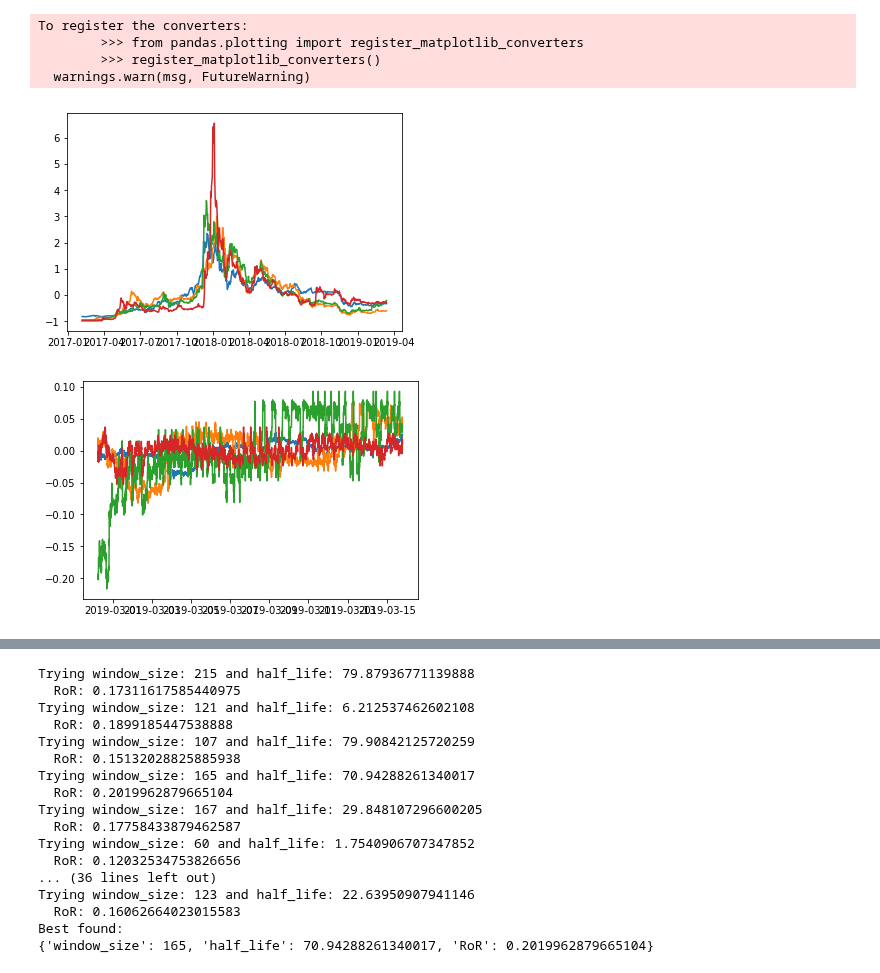
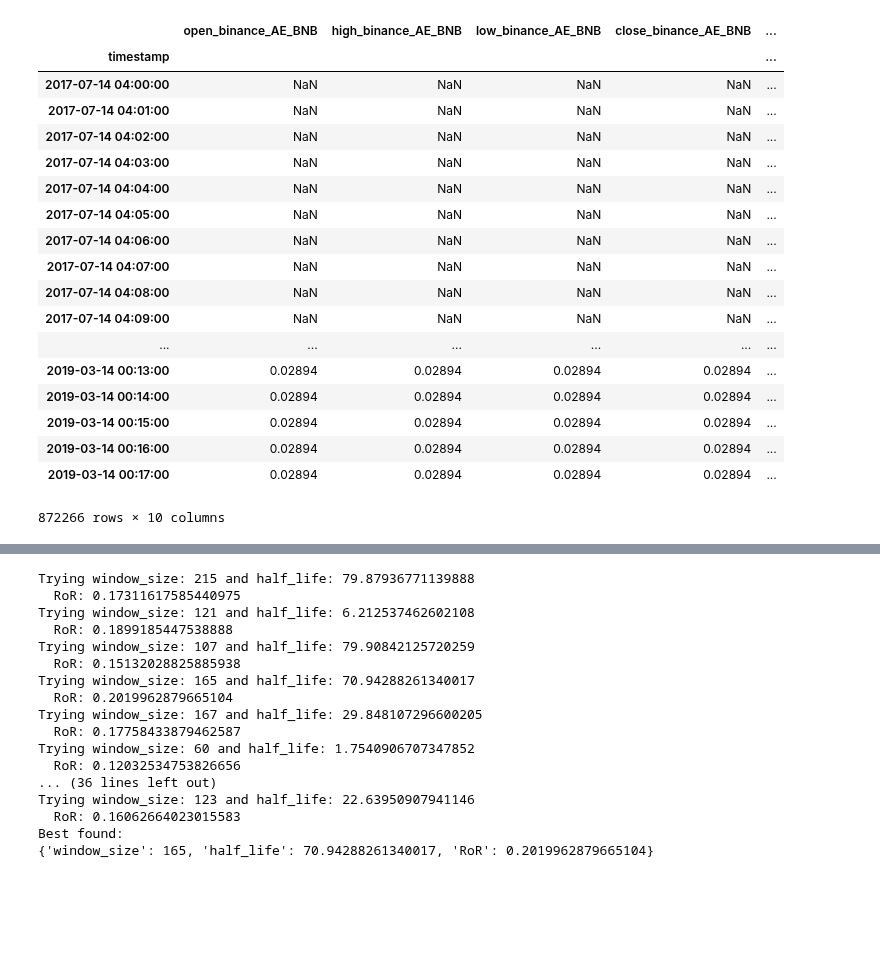
Before and after one commit to cambrian/quant, a Jupyter notebook: research/analysis.ipynb, the cells around one changed output, grey strips where cells are left out. Cells and saved outputs as stored; diff of their text form; code cells hidden in the pictures; blank space fills up the shorter version.

Commit message:
new data piping pt 1

```diff
--- a/research/analysis.ipynb
+++ b/research/analysis.ipynb
@@ -28,0 +10,7 @@ Requirement already satisfied: setuptools in /usr/local/lib/python3.7/site-packa
+# %%
+from populator import aggregate_data
+
+exchanges = ['binance']
+pairs = ['AE/BNB', 'ETH/BTC', 'BTC/USD']
+aggregate_data('data', exchanges, pairs, '1m', '2000-01-01T00:00:00Z')
+# %% [output]
@@ -29,3 +19,22 @@ Requirement already satisfied: setuptools in /usr/local/lib/python3.7/site-packa
+|  | open_binance_AE_BNB | high_binance_AE_BNB | low_binance_AE_BNB | close_binance_AE_BNB | ... |
+| timestamp |  |  |  |  | ... |
+| 2017-07-14 04:00:00 | NaN | NaN | NaN | NaN | ... |
+| 2017-07-14 04:01:00 | NaN | NaN | NaN | NaN | ... |
+| 2017-07-14 04:02:00 | NaN | NaN | NaN | NaN | ... |
+| 2017-07-14 04:03:00 | NaN | NaN | NaN | NaN | ... |
+| 2017-07-14 04:04:00 | NaN | NaN | NaN | NaN | ... |
+| 2017-07-14 04:05:00 | NaN | NaN | NaN | NaN | ... |
+| 2017-07-14 04:06:00 | NaN | NaN | NaN | NaN | ... |
+| 2017-07-14 04:07:00 | NaN | NaN | NaN | NaN | ... |
+| 2017-07-14 04:08:00 | NaN | NaN | NaN | NaN | ... |
+| 2017-07-14 04:09:00 | NaN | NaN | NaN | NaN | ... |
+| ... | ... | ... | ... | ... | ... |
+| 2019-03-14 00:13:00 | 0.02894 | 0.02894 | 0.02894 | 0.02894 | ... |
+| 2019-03-14 00:14:00 | 0.02894 | 0.02894 | 0.02894 | 0.02894 | ... |
+| 2019-03-14 00:15:00 | 0.02894 | 0.02894 | 0.02894 | 0.02894 | ... |
+| 2019-03-14 00:16:00 | 0.02894 | 0.02894 | 0.02894 | 0.02894 | ... |
+| 2019-03-14 00:17:00 | 0.02894 | 0.02894 | 0.02894 | 0.02894 | ... |
+872266 rows × 10 columns
 # %%
 currencies = ['usd', 'btc', 'eth', 'ltc', 'xrp', 'eos']
 pairs = [c + '_usd' for c in currencies if c != 'usd']
@@ -69,19 +78,14 @@ def find_gaps(data, freq):
     gaps = idx_ref[~idx_ref.isin(data.index)]
     return gaps
 
-data = prep_data('data.p')
-viz_data(data)
-data_min = reduce_data(prep_data('data-minute.p'), '1Min')
-data_5min = reduce_data(data_min, '5Min')
-data_15min = reduce_data(data_min, '15Min')
-viz_data(data_min)
+data = prep_data('data/data.p')
+print(data['prices'].head())
+print(data['volumes'].head())
+# viz_data(data)
+# data_min = reduce_data(prep_data('data/data-minute.p'), '1Min')
+# data_5min = reduce_data(data_min, '5Min')
+# data_15min = reduce_data(data_min, '15Min')
+# viz_data(data_min)
-# %% [output]
-To register the converters:
-        >>> from pandas.plotting import register_matplotlib_converters
-        >>> register_matplotlib_converters()
-  warnings.warn(msg, FutureWarning)
-[figure, removed]
-[figure, removed]
 # %%
 def plot_matrix(df,size=10):
     '''Function plots a graphical correlation matrix for each pair of columns in the dataframe.
```
Also changed, not shown: parts of 14 cells of this notebook, 2 other files.
